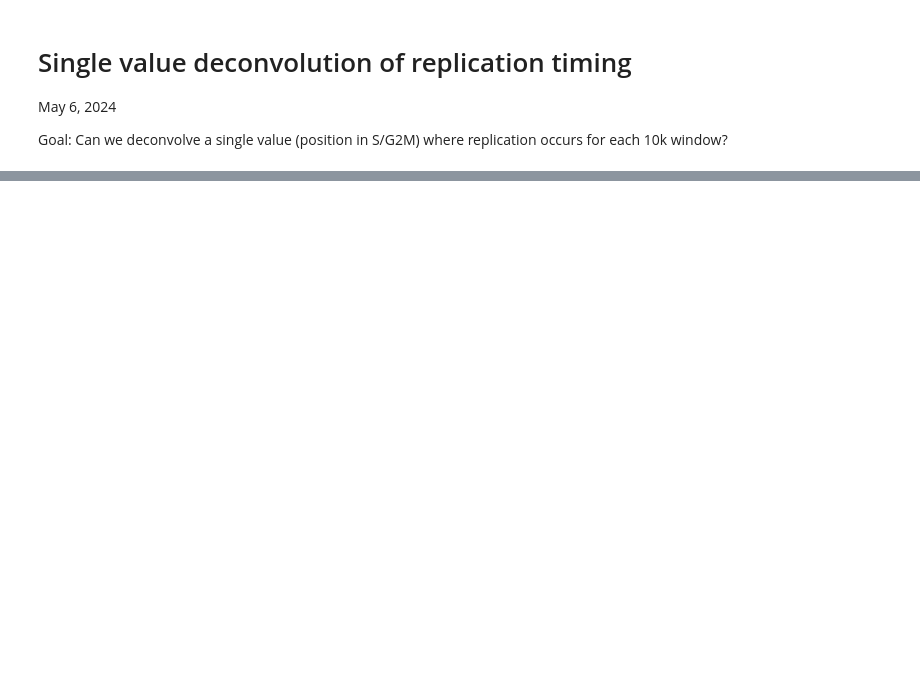
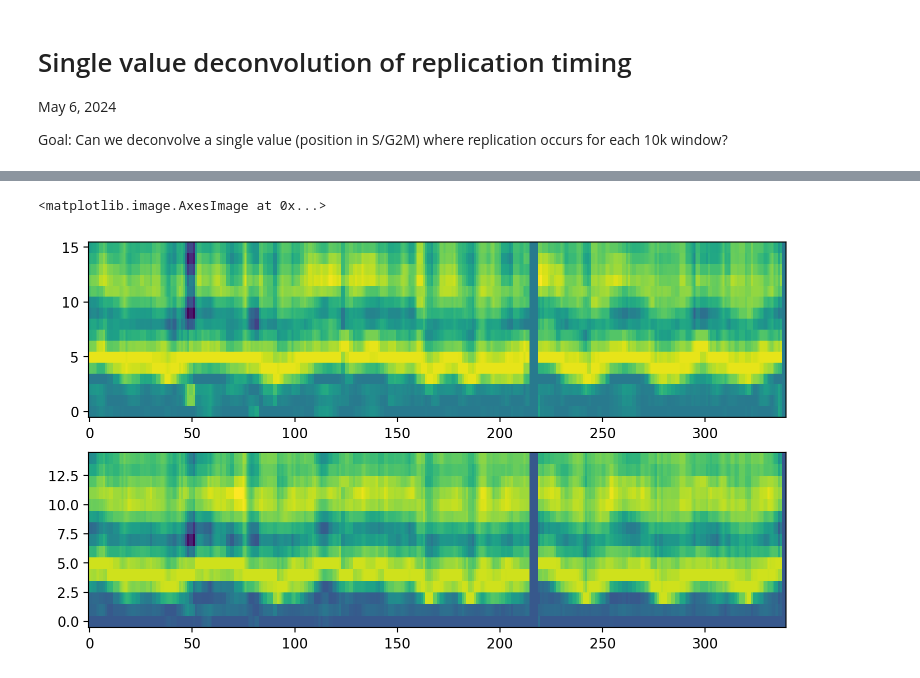
Before and after one commit to HarteminkLab/cell-cycle-deconv, a Jupyter notebook: 0_Single_Variable_Replication_Deconvolution.ipynb, the cells around one changed output, grey strips where cells are left out. Saved outputs shown, nothing was run; the diff lists cells and outputs as text; code cells hidden in the pictures; blank space fills up the shorter version.

```diff
--- a/0_Single_Variable_Replication_Deconvolution.ipynb
+++ b/0_Single_Variable_Replication_Deconvolution.ipynb
@@ -51,0 +99,9 @@ plt.plot(solver.replication_timing_df.replication_time)
+# %%
+plt.figure(figsize=(9, 5))
+plt.subplot(2, 1, 1)
+plt.imshow(solver.chr_bin_curves1.T, origin='lower', aspect='auto')
+plt.subplot(2, 1, 2)
+plt.imshow(solver.chr_bin_curves2.T, origin='lower', aspect='auto')
+# %% [output]
+<matplotlib.image.AxesImage at 0x...>
+[figure, added]
```
Also changed, not shown: parts of 14 cells of this notebook, 1 other file.
